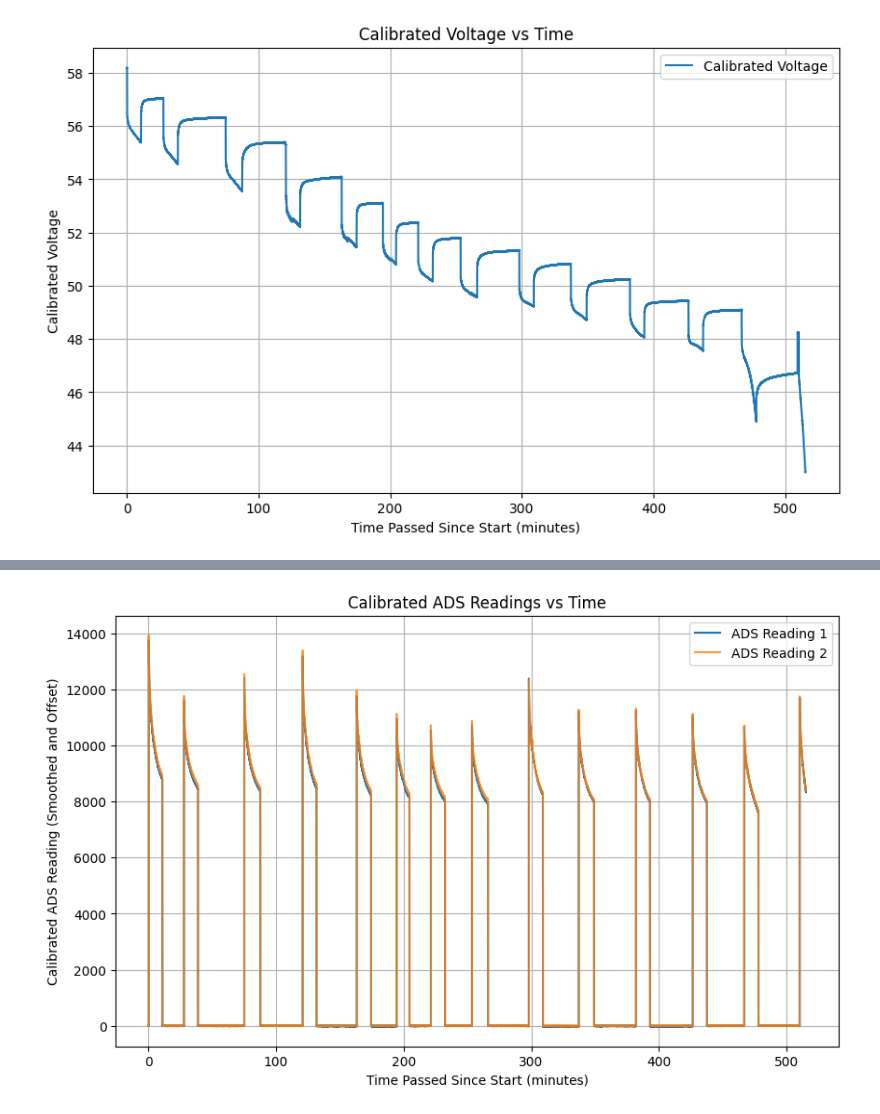
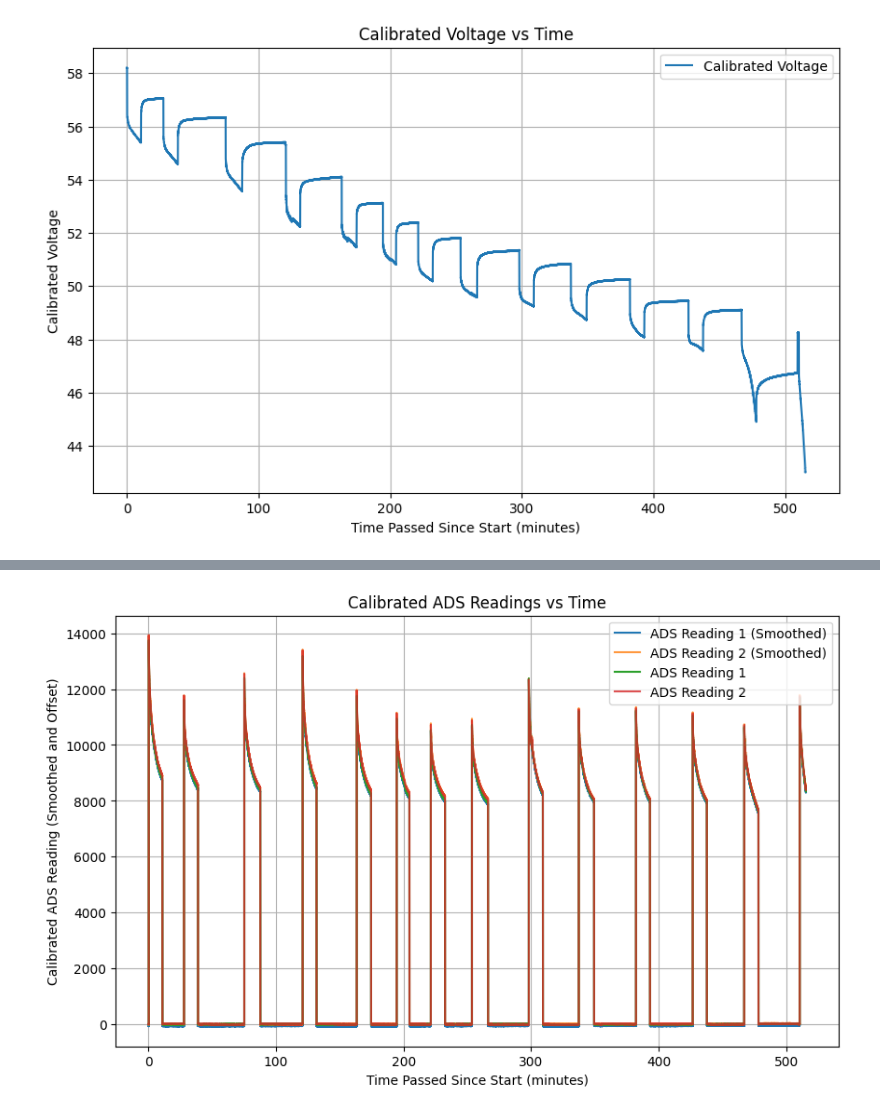
Before and after one commit to Inverated/Proa-II-Electrical-Setup, a Jupyter notebook: Calibration Data 2/Data/calibration_code/cleaner.ipynb, the cells around one changed output, grey strips where cells are left out. Drawn from its saved outputs; the diff is of its cells as text; code cells hidden in the pictures.

```diff
--- a/Calibration Data 2/Data/calibration_code/cleaner.ipynb
+++ b/Calibration Data 2/Data/calibration_code/cleaner.ipynb
@@ -72,7 +76,8 @@ def translate_time(time_series):
 # %%
 cleaned_dfs = [None] * len(files)
 # %%
-SELECT = [0,1,2,3]
+SELECT = [0,1,2,3]  # Choose which files to process
+
 for index in range(len(files)):
     if index not in SELECT:
         continue
@@ -81,7 +86,7 @@ for index in range(len(files)):
     df = pd.read_csv(file)
     print(df.shape)
 
-    # Dropped precalculated columns and other irrelevant columns. Only keep raw ADS reading 3 and time passed since start for calibration.
+    # Dropped precalculated columns and other irrelevant columns. Only keep raw ADS reading 1, 2, 3 and time passed since start for calibration.
     cleaned_df = drop_columns(df)
     cleaned_df.drop_duplicates(inplace=True)
     print("Removed duplicated rows: {}".format(df.shape[0] - cleaned_df.shape[0]))
@@ -97,7 +102,7 @@ for index in range(len(files)):
     cleaned_df['ADS Reading 3 (Smoothed)'] = median_smoothing(cleaned_df['ADS Reading 3'])
 
     # Calibrate voltage reading
-    cleaned_df['Calibrated Voltage'] = cleaned_df['ADS Reading 3'].apply(get_calibrated_voltage)
+    cleaned_df['Calibrated Voltage'] = cleaned_df['ADS Reading 3'].apply(calibrate_voltage)
     cleaned_df = cleaned_df[cleaned_df['Calibrated Voltage'] >= 40]
 
     print("Final shape: {}".format(cleaned_df.shape))
@@ -173,3 +207,0 @@ Rezeroing offset at index 972: ads1 offset -32.83024691358025
-# %%
-for df in cleaned_dfs:
-    print(df.head())
@@ -194,14 +208,31 @@ for df in cleaned_dfs:
+# %%
+SELECT = [0,1,2,3]
+
+for index in range(len(cleaned_dfs)):
+    if index not in SELECT:
+        continue
+    cleaned_df = cleaned_dfs[index]
+
+    cleaned_df['Calibrated Current 1'] = cleaned_df['ADS Reading 1 (Smoothed and Offset)'].apply(calibrate_current)
+    cleaned_df['Calibrated Current 2'] = cleaned_df['ADS Reading 2 (Smoothed and Offset)'].apply(calibrate_current)
 # %%
+# Shift time to be continuous across files
 prev_end_time = 0
 for i in range(len(cleaned_dfs)):
+    print(f"Processing file {i + 1} / {len(cleaned_dfs)} for time translation.\t\t")
     df = cleaned_dfs[i]
 
+    file_start_time = df['time_passed_since_start'].iloc[0]
+    translated_time = df['time_passed_since_start'].copy()
     for row in range(1, len(df)):
-        if df['time_passed_since_start'].iloc[row] - df['time_passed_since_start'].iloc[row-1] > (1*60*1000):
+        if row % 10000 == 0:
+            print(f"Processing row {row} / {len(cleaned_dfs[i])} for file {i + 1} / {len(cleaned_dfs)}\t\t", end="\r")
+
+        if df['time_passed_since_start'].iloc[row] - df['time_passed_since_start'].iloc[row-1] > (2 *60*1000):
             shift_time = df['time_passed_since_start'].iloc[row] - df['time_passed_since_start'].iloc[row-1]
-            df['time_passed_since_start'].iloc[row:] = df['time_passed_since_start'].iloc[row:] - shift_time
-            print(f"Time gap detected at index {row} in file {i}. Shifted time by {shift_time/1000} s.")
+            print(f"Jump from {df['time_passed_since_start'].iloc[row-1]} ms to {df['time_passed_since_start'].iloc[row]} ms at index {row} in file {i + 1} / {len(cleaned_dfs)}. Shifting time by {shift_time/1000} s.")
+            translated_time[row:] = translated_time[row:] - shift_time
 
-    this_start_time = df['time_passed_since_start'].iloc[0]
-    df['Translated Time'] = df['time_passed_since_start'] - this_start_time + prev_end_time
+    translated_time = translated_time - file_start_time + prev_end_time + 1000  # Add 1 second gap between files to prevent overlap
+    df['Translated Time'] = translated_time
     prev_end_time = df['Translated Time'].iloc[-1]
@@ -259,6 +317,8 @@ mean_error = mean_sum / len(combined_df)
 print("Mean Error for offset values:", mean_error)
 
 plt.figure(figsize=(10, 6))
+plt.plot(combined_df['Translated Time (minutes)'], combined_df['ADS Reading 1'], label='ADS Reading 1 (Smoothed)')
+plt.plot(combined_df['Translated Time (minutes)'], combined_df['ADS Reading 2'], label='ADS Reading 2 (Smoothed)',alpha=0.8)
 plt.plot(combined_df['Translated Time (minutes)'], combined_df['ADS Reading 1 (Smoothed and Offset)'], label='ADS Reading 1')
 plt.plot(combined_df['Translated Time (minutes)'], combined_df['ADS Reading 2 (Smoothed and Offset)'], label='ADS Reading 2',alpha=0.8)
 plt.xlabel('Time Passed Since Start (minutes)')
@@ -275 +335 @@ Mean Error for offset values: -32.08916828855748
-[figure, old version]
+[figure, new version]
```
Also changed, not shown: parts of 23 cells of this notebook, 8 other files.
